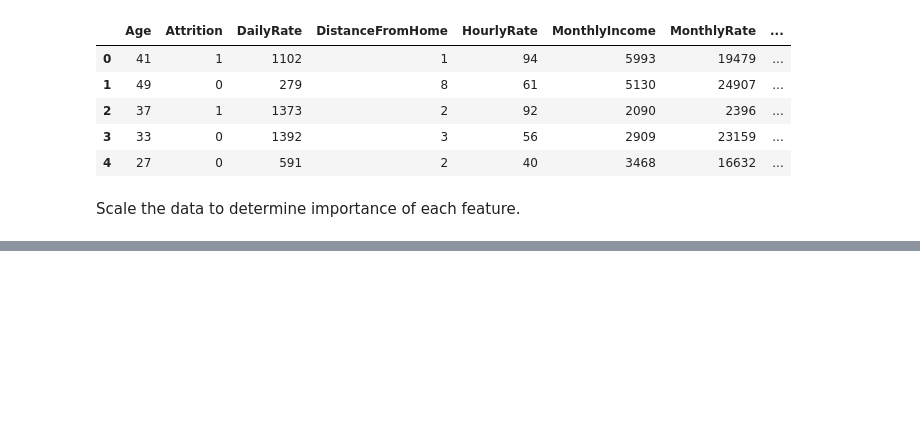
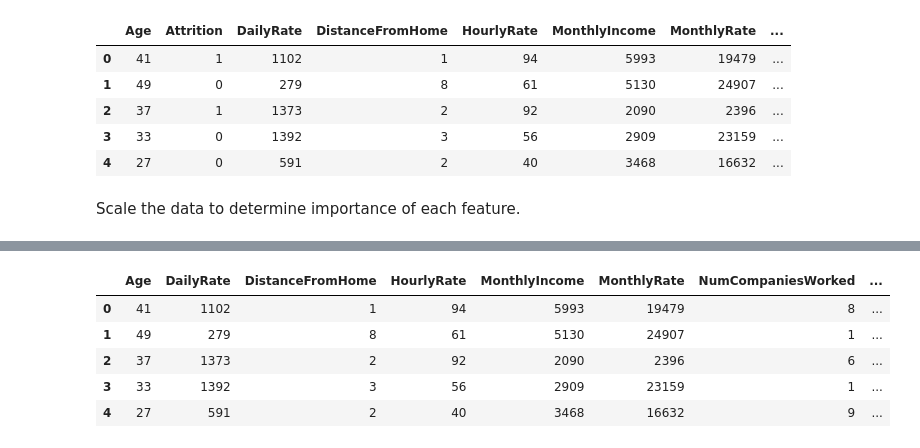
Before and after one commit to CSML1000-Winter2021-GroupA/human-resources, a Jupyter notebook: notebook.ipynb, the cells around one changed output, grey strips where cells are left out. Cells and saved outputs as stored; diff of their text form; code cells hidden in the pictures; blank space fills up the shorter version.

```diff
--- a/notebook.ipynb
+++ b/notebook.ipynb
@@ -191,0 +195,17 @@ importance_df
+# %%
+# use smote for balancing data
+dependent_df = hr_df['Attrition']
+independent_df = hr_df.drop(columns=['Attrition'])
+sm = SMOTE(sampling_strategy='auto',
+           k_neighbors=8,
+           random_state=42)
+independent_resample, dependent_resample = sm.fit_resample(independent_df, dependent_df)
+smoted_df = pd.concat([pd.DataFrame(independent_resample), pd.DataFrame(dependent_resample)], axis=1)
+smoted_df.head()
+# %% [output]
+|  | Age | DailyRate | DistanceFromHome | HourlyRate | MonthlyIncome | MonthlyRate | NumCompaniesWorked | ... |
+| 0 | 41 | 1102 | 1 | 94 | 5993 | 19479 | 8 | ... |
+| 1 | 49 | 279 | 8 | 61 | 5130 | 24907 | 1 | ... |
+| 2 | 37 | 1373 | 2 | 92 | 2090 | 2396 | 6 | ... |
+| 3 | 33 | 1392 | 3 | 56 | 2909 | 23159 | 1 | ... |
+| 4 | 27 | 591 | 2 | 40 | 3468 | 16632 | 9 | ... |
```
Also changed, not shown: parts of 4 cells of this notebook, 1 other file.
